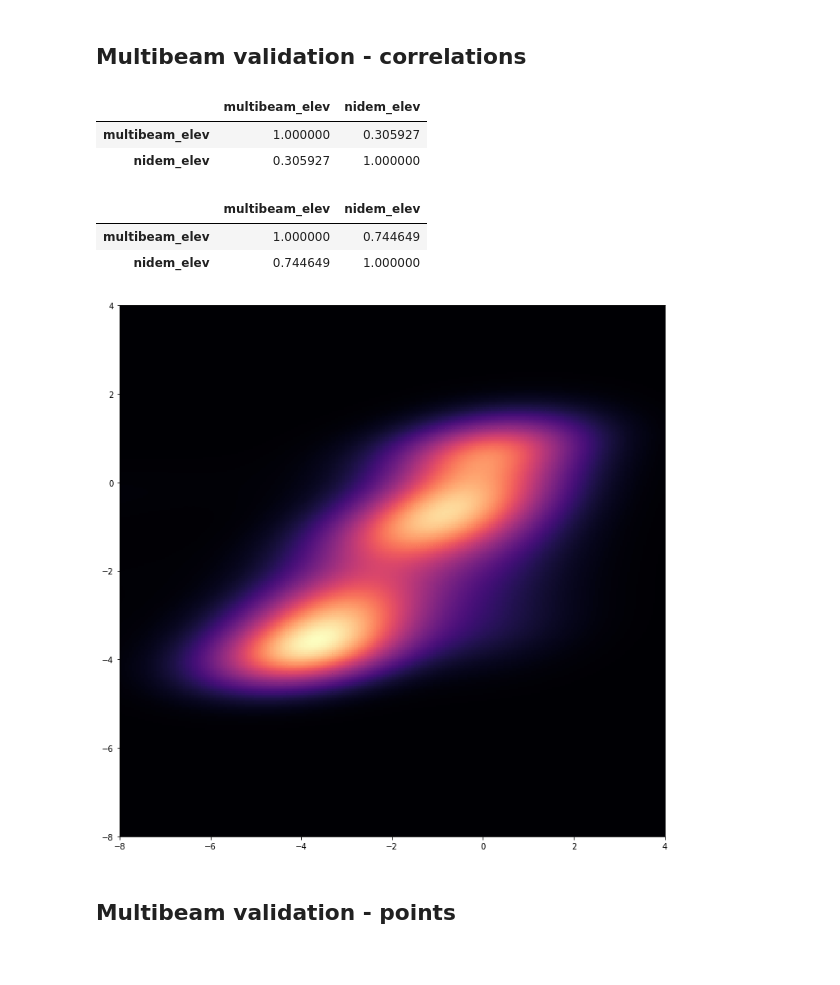
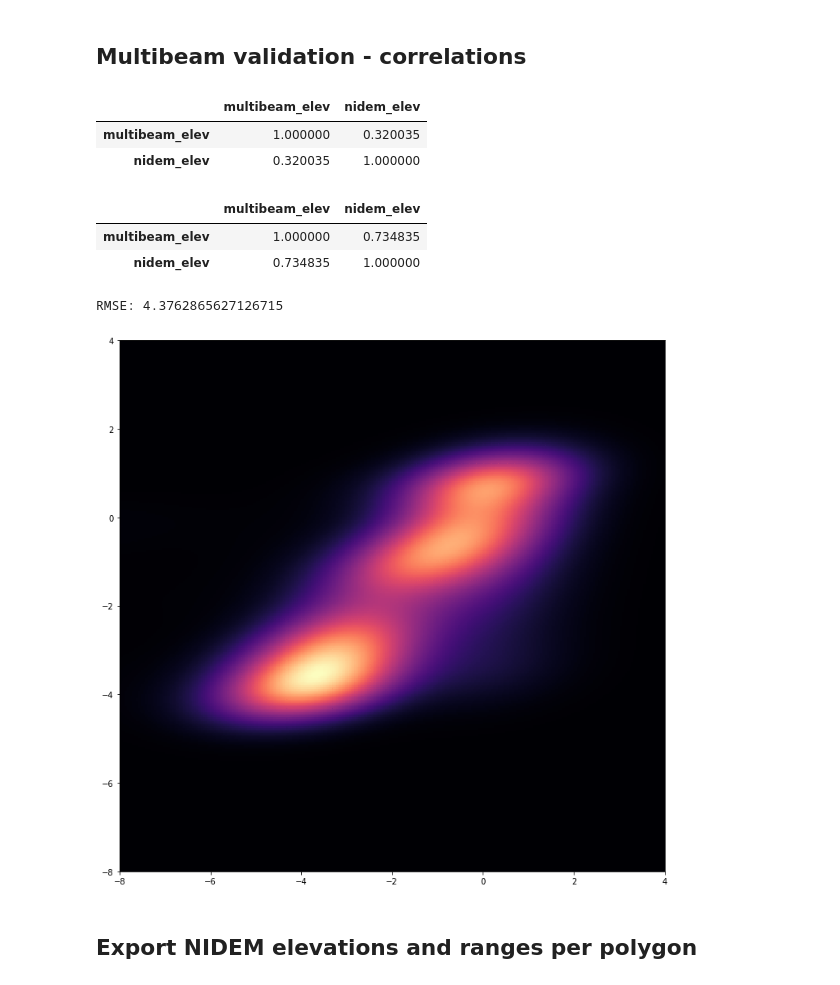
Before and after one commit to robbibt/nidem_visualisations, a Jupyter notebook: NIDEM_validation.ipynb, the cells around one changed output. Cells and saved outputs as stored; diff of their text form; code cells hidden in the pictures.

```diff
--- a/NIDEM_validation.ipynb
+++ b/NIDEM_validation.ipynb
@@ -266,41 +285,47 @@ os.system('gdal_merge.py -n 0 -a_nodata 0 -o ' \
 # Merge multibeam datasets with gdal_merge
 os.system('gdal_merge.py -n -9999 -a_nodata -9999 -o ' \
           'scratch/multibeam_merged.tif {}'.format(' '.join(multibeam_paths)))
 
 # Reproject merged multibeam raster into dims/extent/proj of merged NIDEM raster
 reproject_to_template(input_raster='scratch/multibeam_merged.tif',
                       template_raster='scratch/nidem_merged.tif',
-                      output_raster='scratch/multibeam_reproj.tif')
+                      output_raster='scratch/multibeam_reproj.tif',
+                      resampling=gdal.GRA_Bilinear)
 
 # Import merged multibeam array
 multibeam_ds = gdal.Open('scratch/multibeam_reproj.tif')
 multibeam_array = multibeam_ds.GetRasterBand(1).ReadAsArray()
 
 # Import merged NIDEM array
 nidem_ds = gdal.Open('scratch/nidem_merged.tif')
 nidem_array = nidem_ds.GetRasterBand(1).ReadAsArray()
 
 # Extract elevation data
-multibeam_elev = multibeam_array[(multibeam_array != 0.) & (nidem_array != 0.)]
-nidem_elev = nidem_array[(multibeam_array != 0.) & (nidem_array != 0.)] / 1000.0
+mask = (multibeam_array != 0.) & (nidem_array != 0.)
+multibeam_elev = multibeam_array[mask]
+nidem_elev = nidem_array[mask] / 1000.0
 
-# Combine, plot and correlations
+# Combine into dataframe
 multibeam_val_df = pd.DataFrame({'multibeam_elev': multibeam_elev,
                                  'nidem_elev': nidem_elev}).dropna()
+
+# Correlations
 display(multibeam_val_df.corr(method='pearson'))
 display(multibeam_val_df.corr(method='spearman'))
+
+# RMSE
+print("RMSE: {}".format(((multibeam_val_df.nidem_elev - multibeam_val_df.multibeam_elev) ** 2).mean() ** 0.5))
 
 # Plot KDE heatmap
 plot_kde(x_vals=multibeam_val_df["multibeam_elev"],
          y_vals=multibeam_val_df["nidem_elev"],
          x_lims=(-8, 4), y_lims=(-8, 4), power=1.0)
 # %% [output]
 |  | multibeam_elev | nidem_elev |
-| multibeam_elev | 1.000000 | 0.305927 |
-| nidem_elev | 0.305927 | 1.000000 |
+| multibeam_elev | 1.000000 | 0.320035 |
+| nidem_elev | 0.320035 | 1.000000 |
 |  | multibeam_elev | nidem_elev |
-| multibeam_elev | 1.000000 | 0.744649 |
-| nidem_elev | 0.744649 | 1.000000 |
+| multibeam_elev | 1.000000 | 0.734835 |
+| nidem_elev | 0.734835 | 1.000000 |
+RMSE: 4.3762865627126715
-[figure, old version]
+[figure, new version]
-# %% [markdown]
-## Multibeam validation - points
@@ -392,0 +332,2 @@ plot_kde(x_vals=multibeam_val_df["multibeam_elev"],
+# %% [markdown]
+## Export NIDEM elevations and ranges per polygon
```
Also changed, not shown: parts of 4 cells of this notebook, 2 other files.
